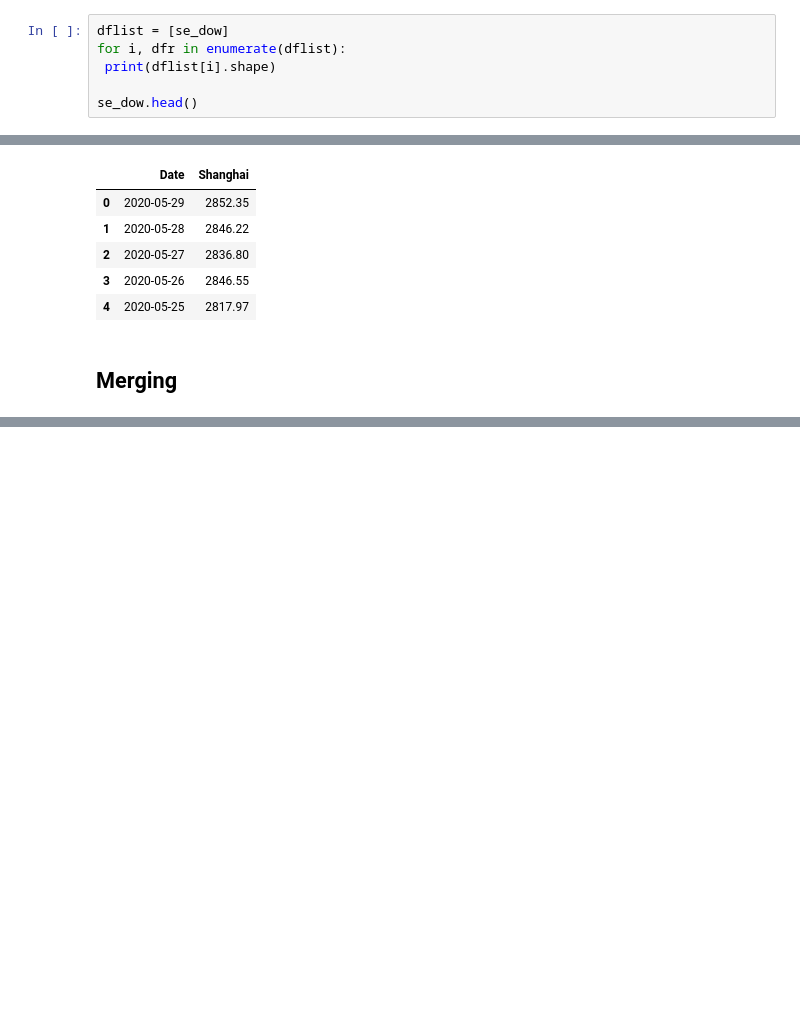
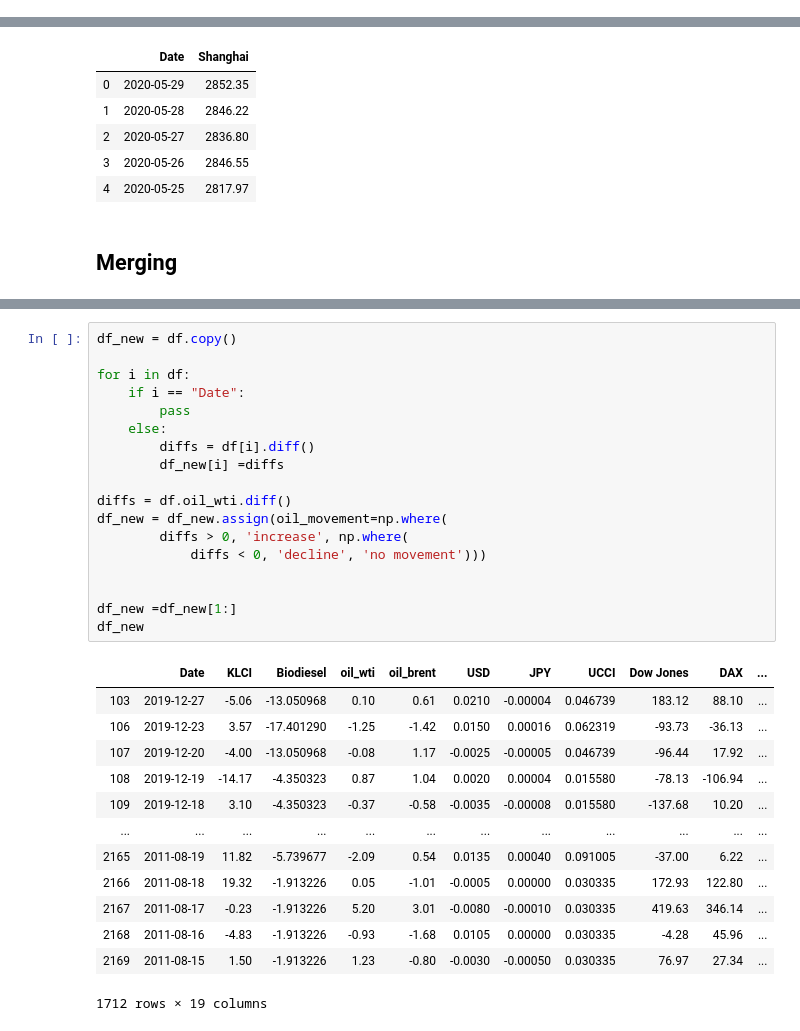
Before and after one commit to n-Faiz/WQD7003-Project-OilPriceMovement, a Jupyter notebook: New_Group_Project_Data_Analytic.ipynb, the cells around one changed output, grey strips where cells are left out. Cells and saved outputs as stored; diff of their text form; blank space fills up the shorter version.

```diff
--- a/New_Group_Project_Data_Analytic.ipynb
+++ b/New_Group_Project_Data_Analytic.ipynb
@@ -530,6 +347,0 @@ ucci.head()
-# %%
-dflist = [se_dow]
-for i, dfr in enumerate(dflist):
- print(dflist[i].shape)
-
-se_dow.head()
@@ -807,0 +475,32 @@ TypeError: 'RegressionResultsWrapper' object is not callable
+# %%
+df_new = df.copy()
+
+for i in df:
+    if i == "Date":
+        pass
+    else:
+        diffs = df[i].diff()
+        df_new[i] =diffs
+
+diffs = df.oil_wti.diff()
+df_new = df_new.assign(oil_movement=np.where(
+        diffs > 0, 'increase', np.where(
+            diffs < 0, 'decline', 'no movement')))
+
+
+df_new =df_new[1:]
+df_new
+# %% [output]
+|  | Date | KLCI | Biodiesel | oil_wti | oil_brent | USD | JPY | UCCI | Dow Jones | DAX | ... |
+| 103 | 2019-12-27 | -5.06 | -13.050968 | 0.10 | 0.61 | 0.0210 | -0.00004 | 0.046739 | 183.12 | 88.10 | ... |
+| 106 | 2019-12-23 | 3.57 | -17.401290 | -1.25 | -1.42 | 0.0150 | 0.00016 | 0.062319 | -93.73 | -36.13 | ... |
+| 107 | 2019-12-20 | -4.00 | -13.050968 | -0.08 | 1.17 | -0.0025 | -0.00005 | 0.046739 | -96.44 | 17.92 | ... |
+| 108 | 2019-12-19 | -14.17 | -4.350323 | 0.87 | 1.04 | 0.0020 | 0.00004 | 0.015580 | -78.13 | -106.94 | ... |
+| 109 | 2019-12-18 | 3.10 | -4.350323 | -0.37 | -0.58 | -0.0035 | -0.00008 | 0.015580 | -137.68 | 10.20 | ... |
+| ... | ... | ... | ... | ... | ... | ... | ... | ... | ... | ... | ... |
+| 2165 | 2011-08-19 | 11.82 | -5.739677 | -2.09 | 0.54 | 0.0135 | 0.00040 | 0.091005 | -37.00 | 6.22 | ... |
+| 2166 | 2011-08-18 | 19.32 | -1.913226 | 0.05 | -1.01 | -0.0005 | 0.00000 | 0.030335 | 172.93 | 122.80 | ... |
+| 2167 | 2011-08-17 | -0.23 | -1.913226 | 5.20 | 3.01 | -0.0080 | -0.00010 | 0.030335 | 419.63 | 346.14 | ... |
+| 2168 | 2011-08-16 | -4.83 | -1.913226 | -0.93 | -1.68 | 0.0105 | 0.00000 | 0.030335 | -4.28 | 45.96 | ... |
+| 2169 | 2011-08-15 | 1.50 | -1.913226 | 1.23 | -0.80 | -0.0030 | -0.00050 | 0.030335 | 76.97 | 27.34 | ... |
+1712 rows × 19 columns
```
Also changed, not shown: parts of 99 cells of this notebook.
